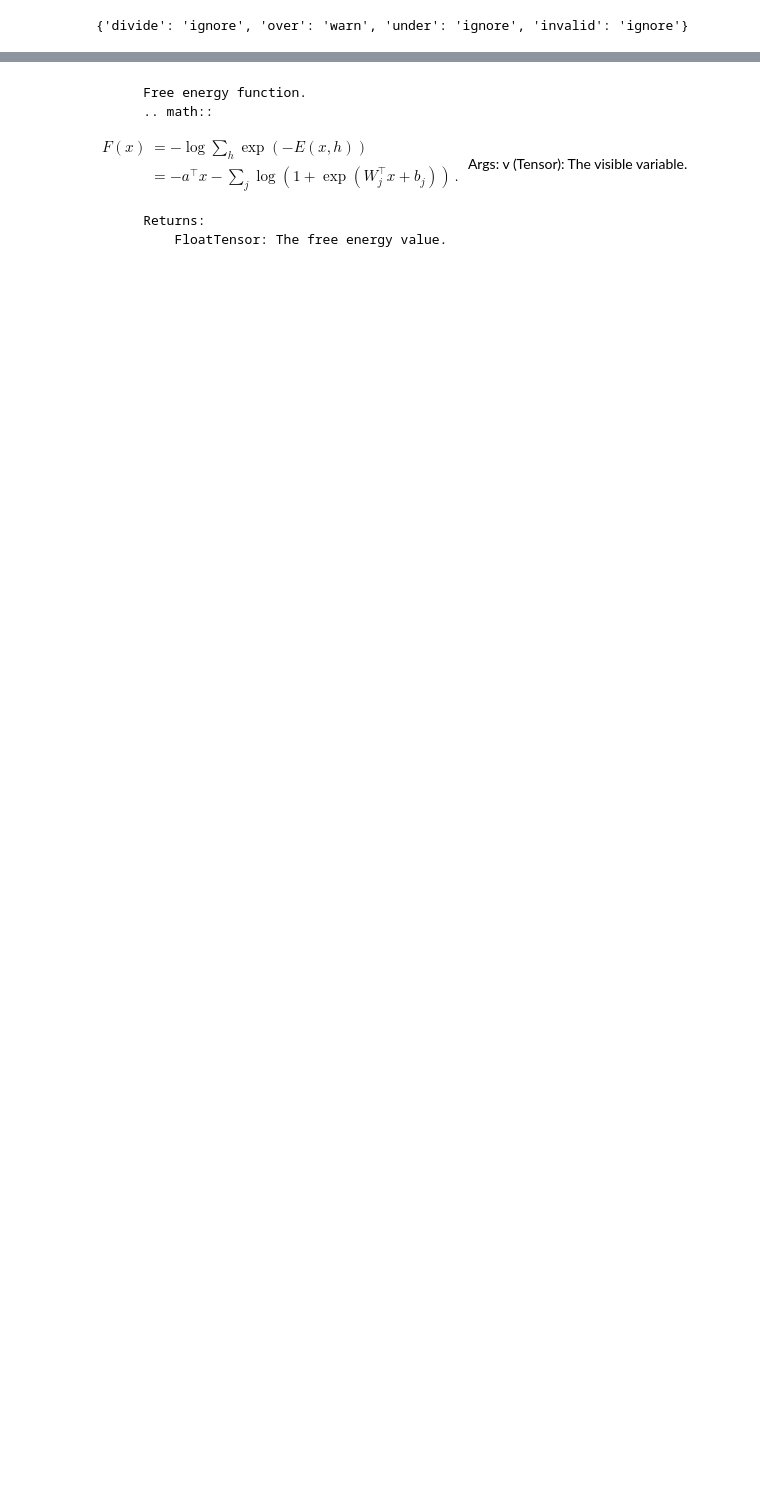
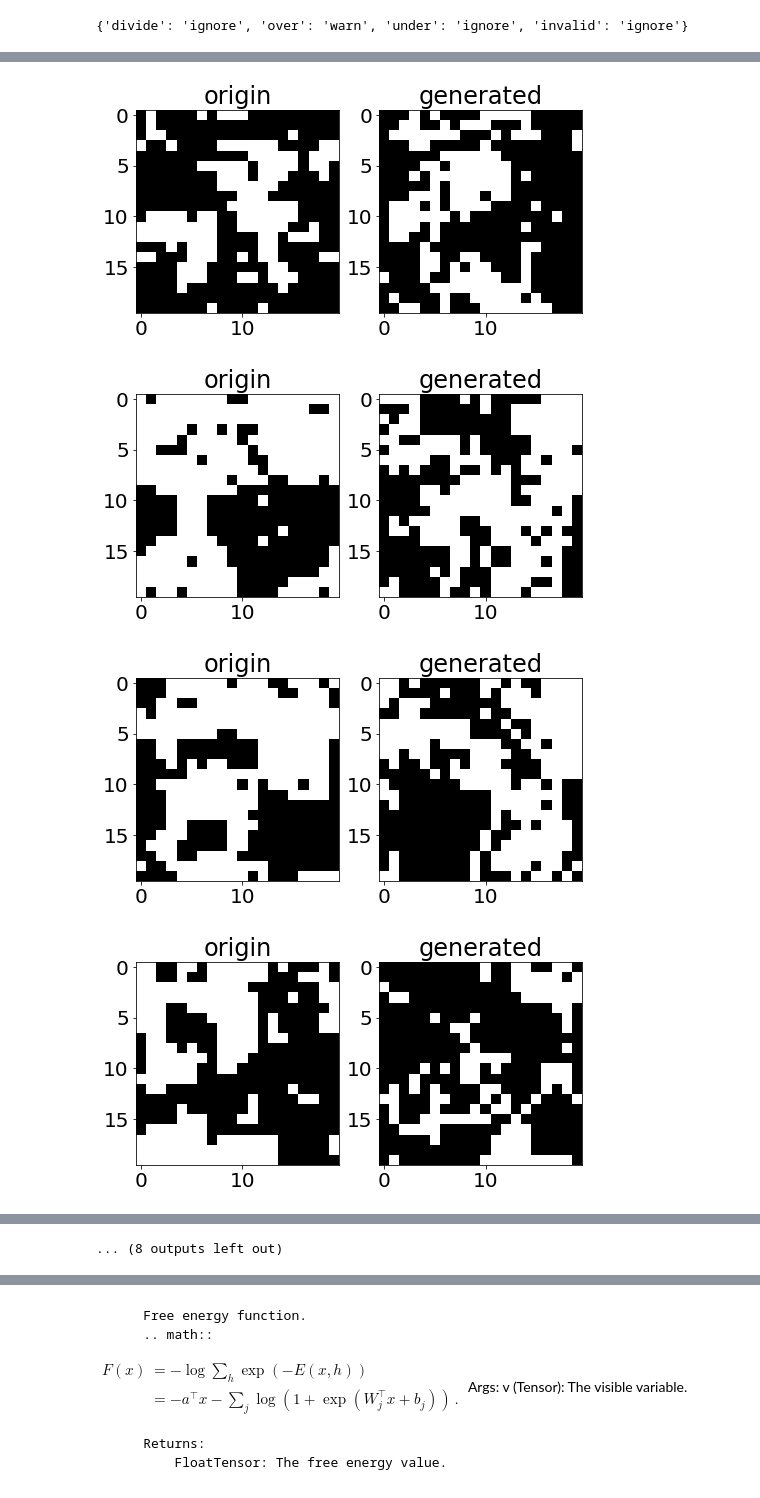
Before and after one commit to physicaone/physicaone, a Jupyter notebook: RRbyTemp.ipynb, the cells around one changed output, grey strips where cells are left out. Saved outputs shown, nothing was run; the diff lists cells and outputs as text; code cells hidden in the pictures; blank space fills up the shorter version.

```diff
--- a/RRbyTemp.ipynb
+++ b/RRbyTemp.ipynb
@@ -79 +216,17 @@ for i in range(20):
 ... (8 outputs left out)
+# %%
+for i in range(20):
+    data1=np.reshape(Ising2_3[i], (20,20))
+    sample1=np.reshape(pd.read_pickle('data/2020-10-12_generated_n_hid=32_T=2.3.pkl')[i], (20, 20))
+
+    fig, axes = plt.subplots(1,2, figsize = (8,4))
+    axes[0].imshow(data1, cmap='Greys')
+    axes[0].set_title('origin')
+    axes[1].imshow(sample1, cmap='Greys')
+    axes[1].set_title('generated')
+    plt.show()
+# %% [output]
+[figure, added]
+[figure, added]
+[figure, added]
+[figure, added]
@@ -79,0 +241 @@ for i in range(20):
+... (8 outputs left out)
```
Also changed, not shown: parts of 33 cells of this notebook, 2 other files.
